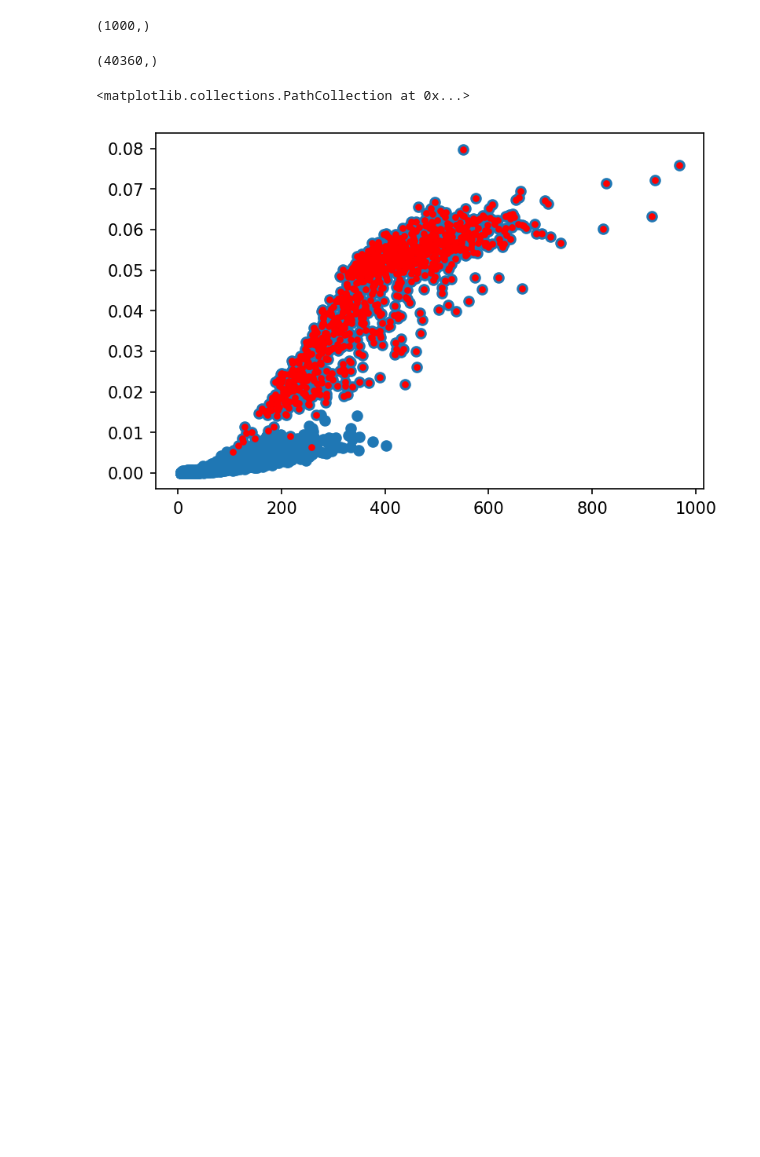
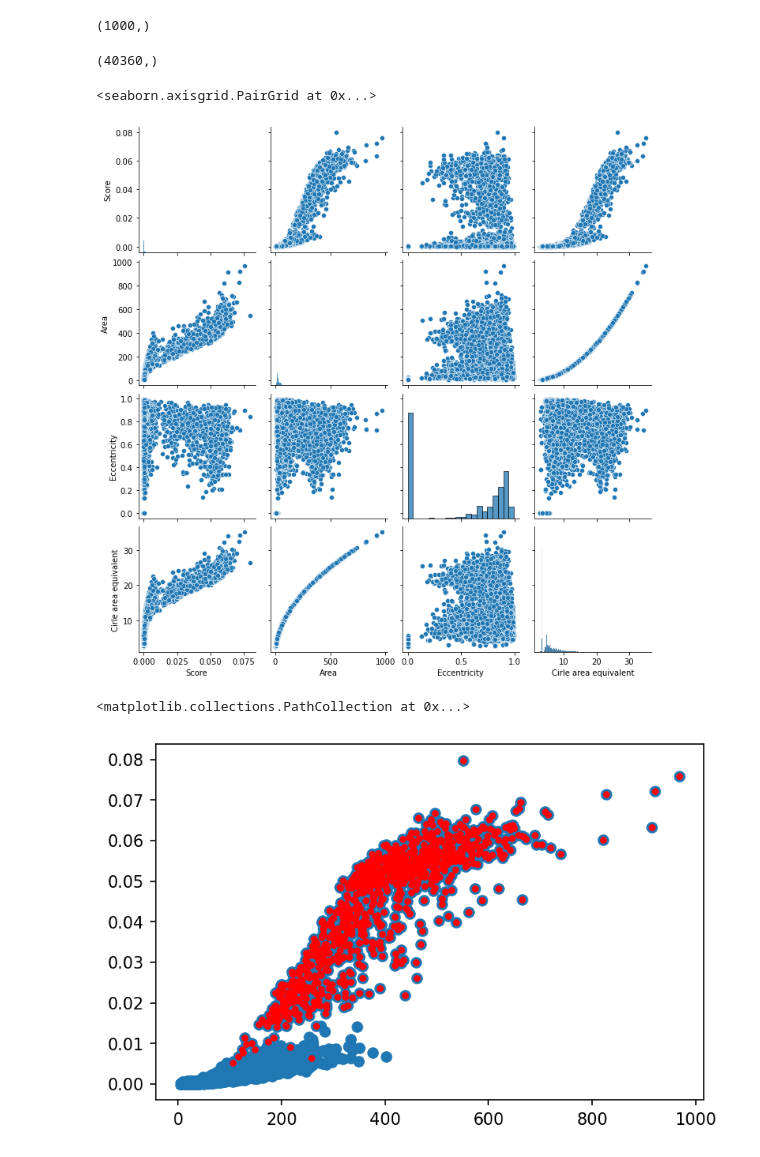
Before and after one commit to Kayzi0/ExplainBlobs, a Jupyter notebook: regression.ipynb, the cells around one changed output. Cells and saved outputs as stored; diff of their text form; code cells hidden in the pictures; blank space fills up the shorter version.

Commit message:
added additional properties and seaborn plot

```diff
--- a/regression.ipynb
+++ b/regression.ipynb
@@ -83,14 +83,33 @@ ind.shape
 (1000,)
 # %%
 blob_areas = []
+blob_eccentricities = []
+blob_eq_areas = []
 for img in range(N):
     areas = pd.DataFrame(measure.regionprops_table(region_imgs[:,:,img], properties=['area'])).to_numpy().squeeze()
+    eccentricities = pd.DataFrame(measure.regionprops_table(region_imgs[:,:,img], properties=['eccentricity'])).to_numpy().squeeze()
+    eq_areas = pd.DataFrame(measure.regionprops_table(region_imgs[:,:,img], properties=['equivalent_diameter_area'])).to_numpy().squeeze()
     blob_areas += areas.tolist()
+    blob_eccentricities += eccentricities.tolist()
+    blob_eq_areas += eq_areas.tolist()
 
 blob_areas = np.asarray(blob_areas)
+blob_eccentricities = np.asarray(blob_eccentricities)
+blob_eq_areas = np.asarray(blob_eq_areas)
 blob_areas.shape
 # %% [output]
 (40360,)
+# %%
+from seaborn import pairplot
+data = pd.DataFrame({'Score': scores,
+                        'Area': blob_areas,
+                        'Eccentricity': blob_eccentricities,
+                        'Cirle area equivalent': blob_eq_areas})
+
+pairplot(data)
+# %% [output]
+<seaborn.axisgrid.PairGrid at 0x...>
+[figure, added]
 # %%
 y = scores[ind]
 x = blob_areas[ind]
```
